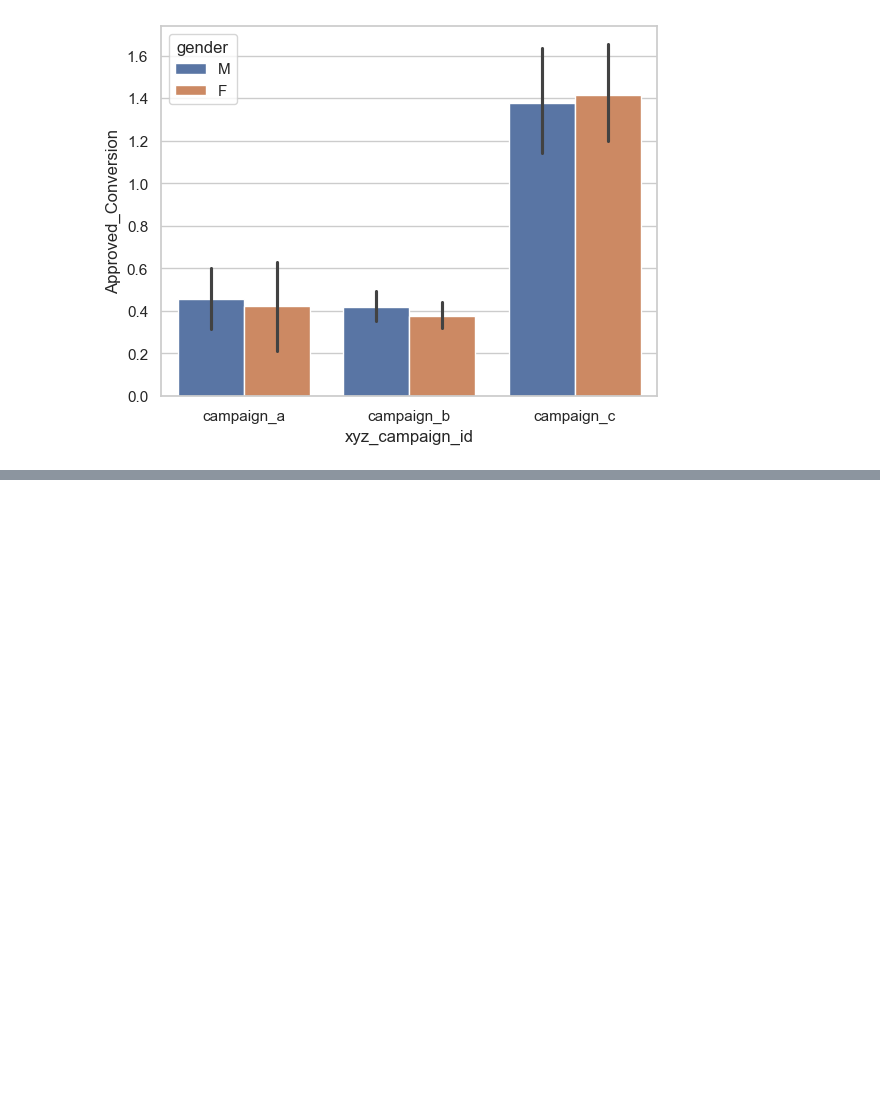
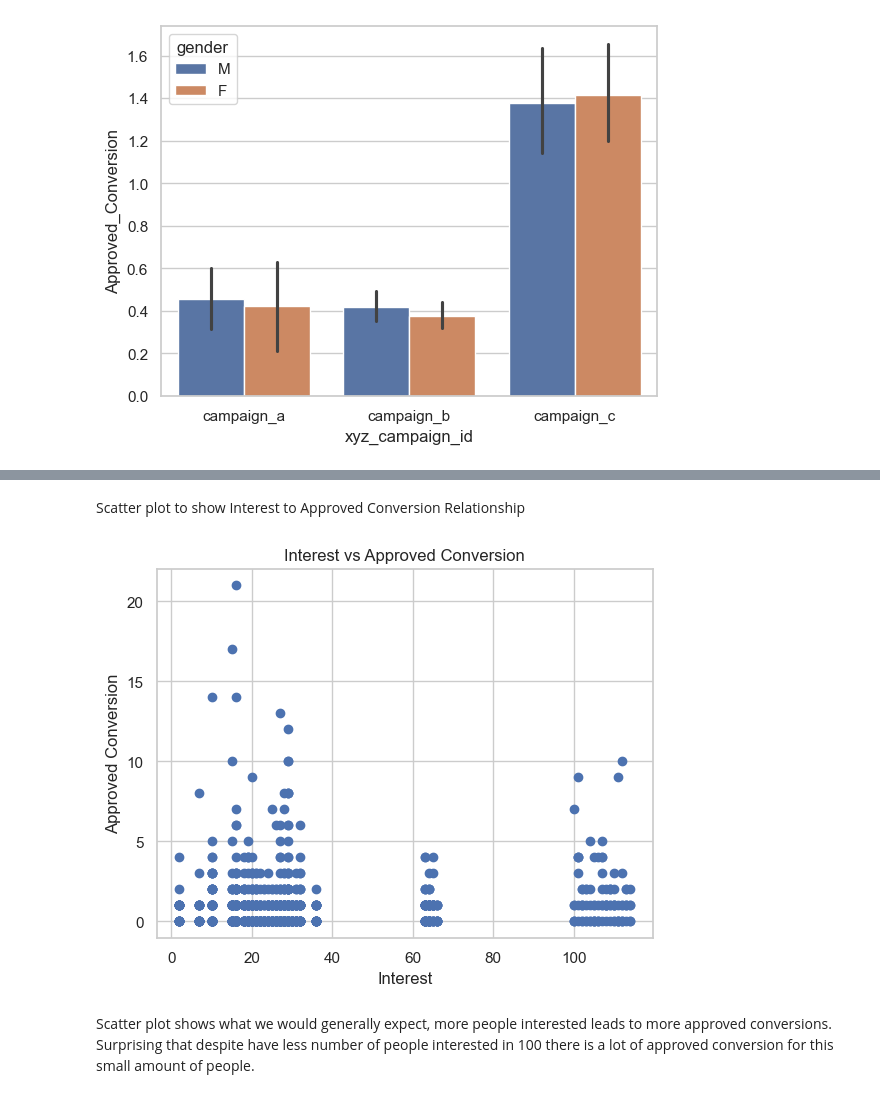
Before and after one commit to joela03/Marketing-EDA, a Jupyter notebook: marketing_eda.ipynb, the cells around one changed output, grey strips where cells are left out. Saved outputs shown, nothing was run; the diff lists cells and outputs as text; code cells hidden in the pictures; blank space fills up the shorter version.

```diff
--- a/marketing_eda.ipynb
+++ b/marketing_eda.ipynb
@@ -234,0 +248,12 @@ Also quite equally distribute for all ad campaigns. Campaign A and B converted m
+# %% [markdown]
+Scatter plot to show Interest to Approved Conversion Relationship
+# %%
+plt.scatter(df['interest'], df['Approved_Conversion'])
+plt.title("Interest vs Approved Conversion")
+plt.xlabel("Interest")
+plt.ylabel("Approved Conversion")
+plt.show()
+# %% [output]
+[figure, added]
+# %% [markdown]
+Scatter plot shows what we would generally expect, more people interested leads to more approved conversions. Surprising that despite have less number of people interested in 100 there is a lot of approved conversion for this small amount of people.
```
Also changed, not shown: parts of 4 cells of this notebook.
